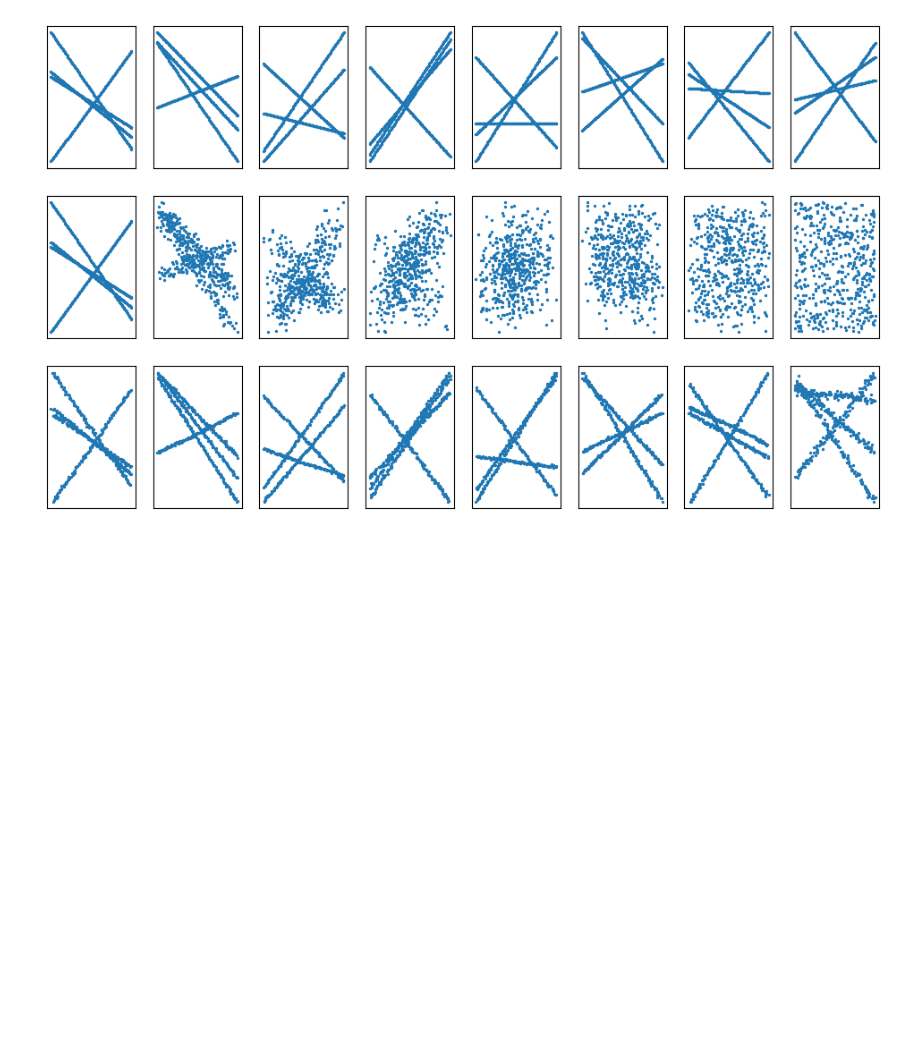
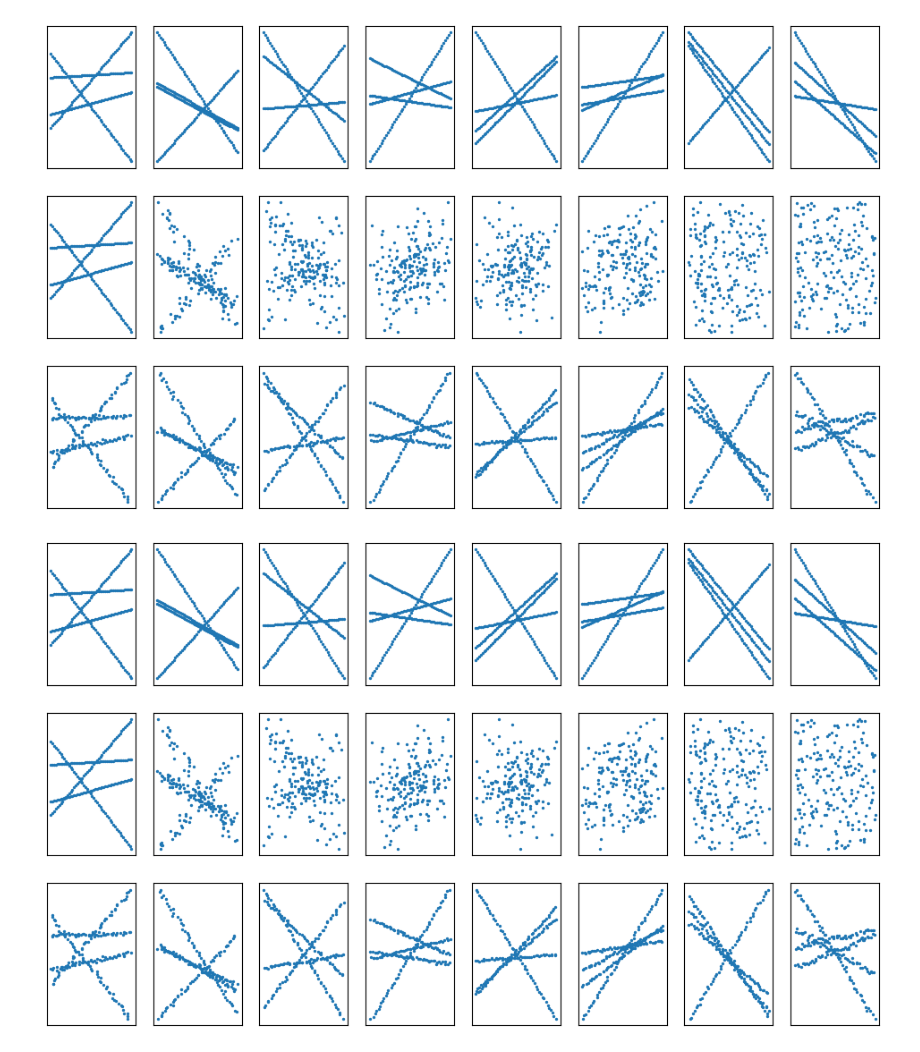
Before and after one commit to LanVukusic/Faks, a Jupyter notebook: mag/DL/project/diffusion/pointDeffusion.ipynb, the cells around one changed output. Saved outputs shown, nothing was run; the diff lists cells and outputs as text; code cells hidden in the pictures; blank space fills up the shorter version.

```diff
--- a/mag/DL/project/diffusion/pointDeffusion.ipynb
+++ b/mag/DL/project/diffusion/pointDeffusion.ipynb
@@ -97,5 +113,37 @@ class PointsDataset(Dataset):
 
 train_dataset = PointsDataset(NUM_POINTS, 4)
 train_dataloader = DataLoader(train_dataset, shuffle=True, batch_size=64)
+# %%
+def get_generator_figure(net):
+    # Fetch some data
+    x = next(iter(train_dataloader))
+    x = x[:8]  # Only using the first 8 for easy plotting
+
+    # Corrupt with a range of amounts
+    amount = torch.linspace(0, 1, x.shape[0])  # Left to right -> more corruption
+    noised_x = corrupt(x, amount)
+
+    # Get the model predictions
+    with torch.no_grad():
+        preds = net(noised_x.to(device)).detach().cpu()
+
+    # Plot
+    fig, axs = plt.subplots(3, x.shape[0], figsize=(12, 7))
+    for i, data in enumerate(x):
+        axs[0][i].scatter(data[0], data[1], s=2)
+        axs[0][i].get_xaxis().set_visible(False)
+        axs[0][i].get_yaxis().set_visible(False)
+
+    for i, data in enumerate(noised_x):
+        axs[1][i].scatter(data[0], data[1], s=2)
+        axs[1][i].get_xaxis().set_visible(False)
+        axs[1][i].get_yaxis().set_visible(False)
+
+    for i, data in enumerate(preds):
+        axs[2][i].scatter(data[0], data[1], s=2)
+        axs[2][i].get_xaxis().set_visible(False)
+        axs[2][i].get_yaxis().set_visible(False)
+
+    return fig
 # %%
 # How many runs through the data should we do?
@@ -173,37 +220,8 @@ Finished epoch 49. Average loss for this epoch: 100.557058
-# %%
-# @markdown Visualizing model predictions on noisy inputs:
-
-# Fetch some data
-x = next(iter(train_dataloader))
-x = x[:8]  # Only using the first 8 for easy plotting
-
-# Corrupt with a range of amounts
-amount = torch.linspace(0, 1, x.shape[0])  # Left to right -> more corruption
-noised_x = corrupt(x, amount)
-
-# Get the model predictions
-with torch.no_grad():
-    preds = net(noised_x.to(device)).detach().cpu()
-
-# Plot
-fig, axs = plt.subplots(3, x.shape[0], figsize=(12, 7))
-for i, data in enumerate(x):
-    axs[0][i].scatter(data[0], data[1], s=2)
-    axs[0][i].get_xaxis().set_visible(False)
-    axs[0][i].get_yaxis().set_visible(False)
-
-for i, data in enumerate(noised_x):
-    axs[1][i].scatter(data[0], data[1], s=2)
-    axs[1][i].get_xaxis().set_visible(False)
-    axs[1][i].get_yaxis().set_visible(False)
-
-for i, data in enumerate(preds):
-    axs[2][i].scatter(data[0], data[1], s=2)
-    axs[2][i].get_xaxis().set_visible(False)
-    axs[2][i].get_yaxis().set_visible(False)
-# axs[1].set_title("Corrupted
-# %% [output]
-[figure, removed]
+# %%
+get_generator_figure(net)
+# %% [output]
+[figure, added]
+[figure, added]
 # %%
 n_steps = 50
 x = torch.rand(1, 2, NUM_POINTS).to(device)
```
Also changed, not shown: parts of 9 cells of this notebook, 3 other files.
